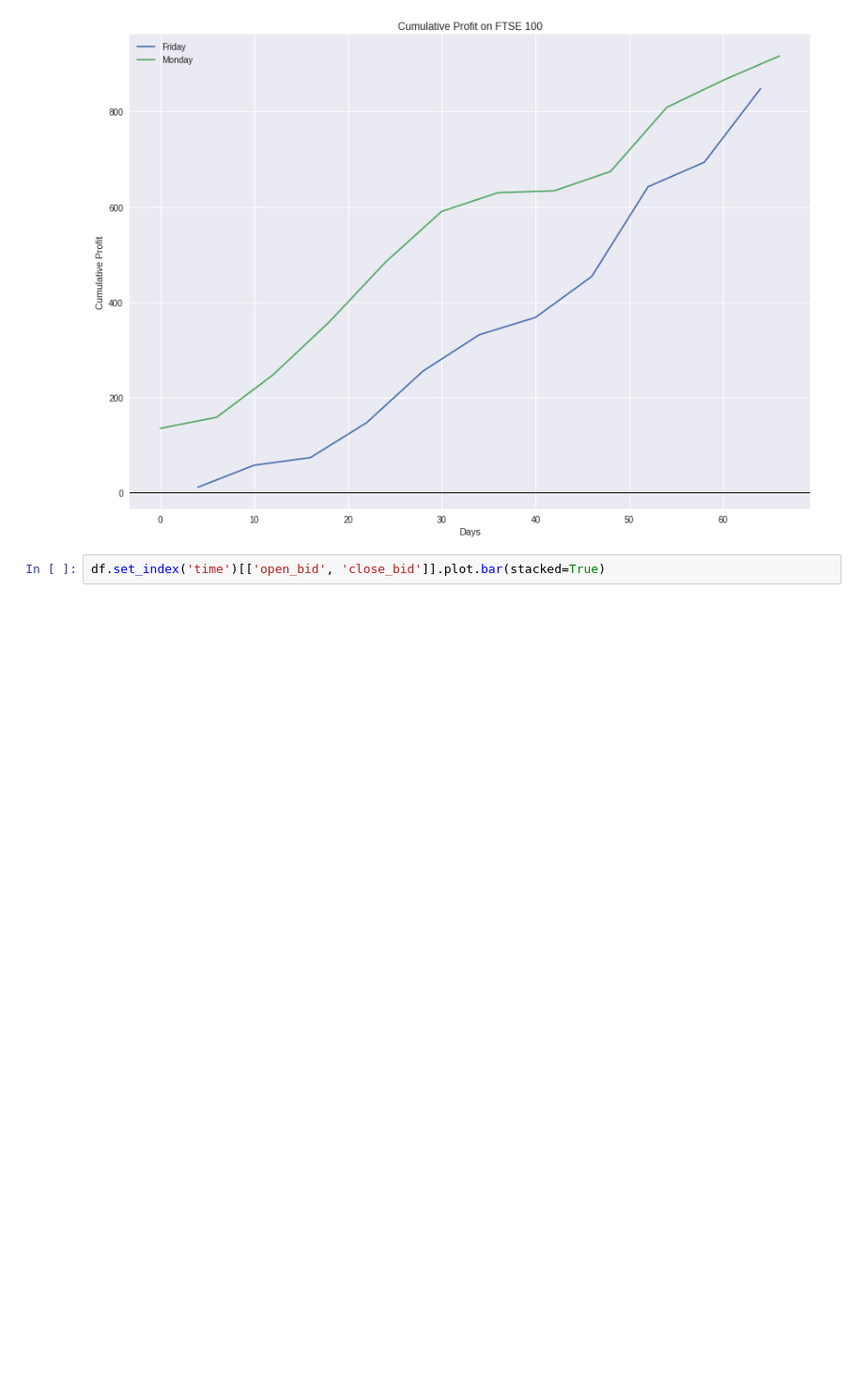
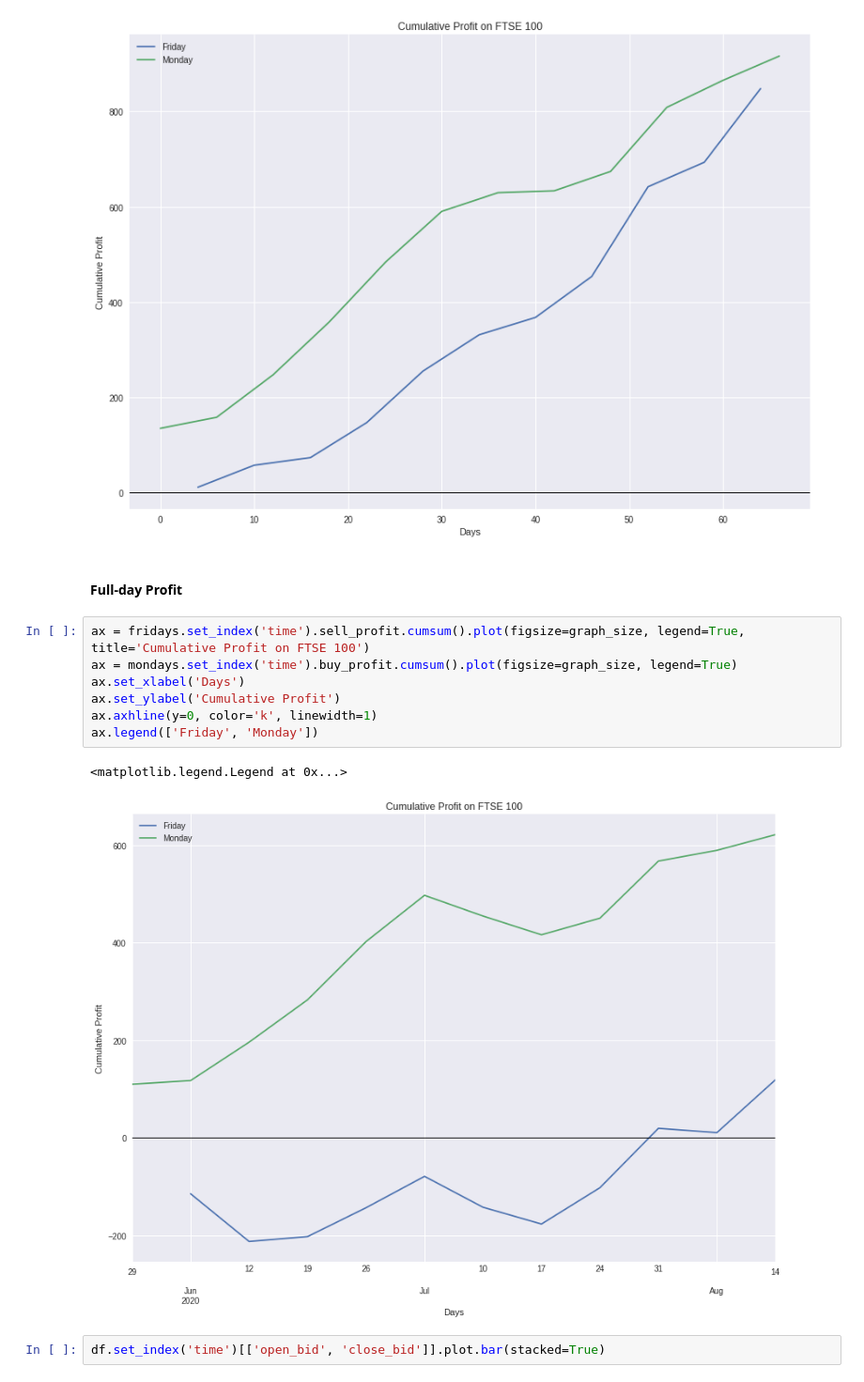
Before and after one commit to generatom/stocks, a Jupyter notebook: stocks.ipynb, the cells around one changed output. Shown: that part at 94% size. Saved outputs shown, nothing was run; the diff lists cells and outputs as text; blank space fills up the shorter version.

Commit message:
Added day-trade profit

```diff
--- a/stocks.ipynb
+++ b/stocks.ipynb
@@ -130,6 +132,18 @@ ax.legend(['Friday', 'Monday'])
 # %% [output]
 <matplotlib.legend.Legend at 0x...>
 [figure]
+# %% [markdown]
+#### Full-day Profit
+# %%
+ax = fridays.set_index('time').sell_profit.cumsum().plot(figsize=graph_size, legend=True, title='Cumulative Profit on FTSE 100')
+ax = mondays.set_index('time').buy_profit.cumsum().plot(figsize=graph_size, legend=True)
+ax.set_xlabel('Days')
+ax.set_ylabel('Cumulative Profit')
+ax.axhline(y=0, color='k', linewidth=1)
+ax.legend(['Friday', 'Monday'])
+# %% [output]
+<matplotlib.legend.Legend at 0x...>
+[figure, added]
 # %%
 df.set_index('time')[['open_bid', 'close_bid']].plot.bar(stacked=True)
 # %% [output]
```
Also changed, not shown: parts of 1 cell of this notebook.
